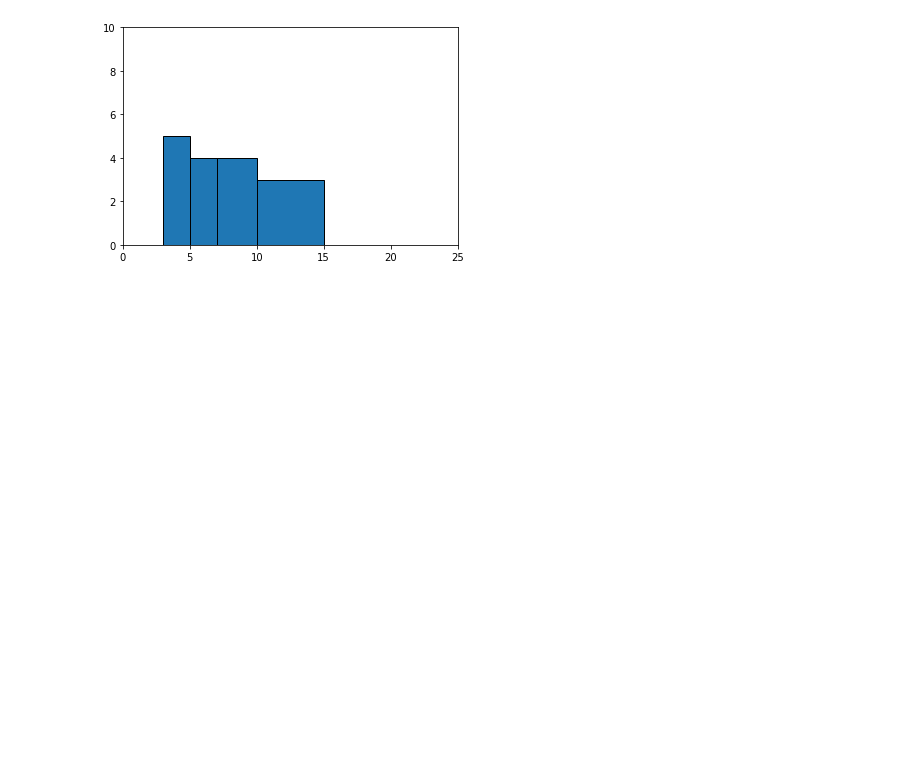
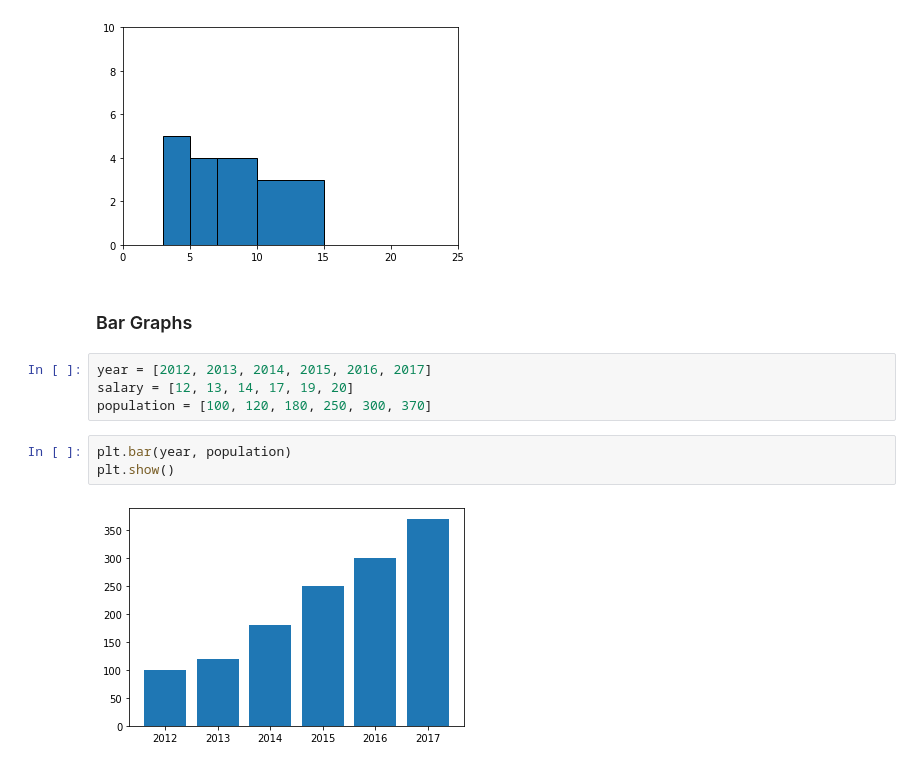
Before and after one commit to sidgupta234/CodingNinjas_DataScience_MachineLearning, a Jupyter notebook: Lecture_13_plottingGraphs/plottingGraphs.ipynb, the cells around one changed output. Drawn from its saved outputs; the diff is of its cells as text; blank space fills up the shorter version.

Commit message:
finish plottingGraphs

```diff
--- a/Lecture_13_plottingGraphs/plottingGraphs.ipynb
+++ b/Lecture_13_plottingGraphs/plottingGraphs.ipynb
@@ -413,3 +413,14 @@ plt.axis([0, 25, 0, 10])
 plt.show()
 # %% [output]
 [figure]
+# %% [markdown]
+### Bar Graphs
+# %%
+year = [2012, 2013, 2014, 2015, 2016, 2017]
+salary = [12, 13, 14, 17, 19, 20]
+population = [100, 120, 180, 250, 300, 370]
+# %%
+plt.bar(year, population)
+plt.show()
+# %% [output]
+[figure, added]
```
Also changed, not shown: parts of 4 cells of this notebook.
